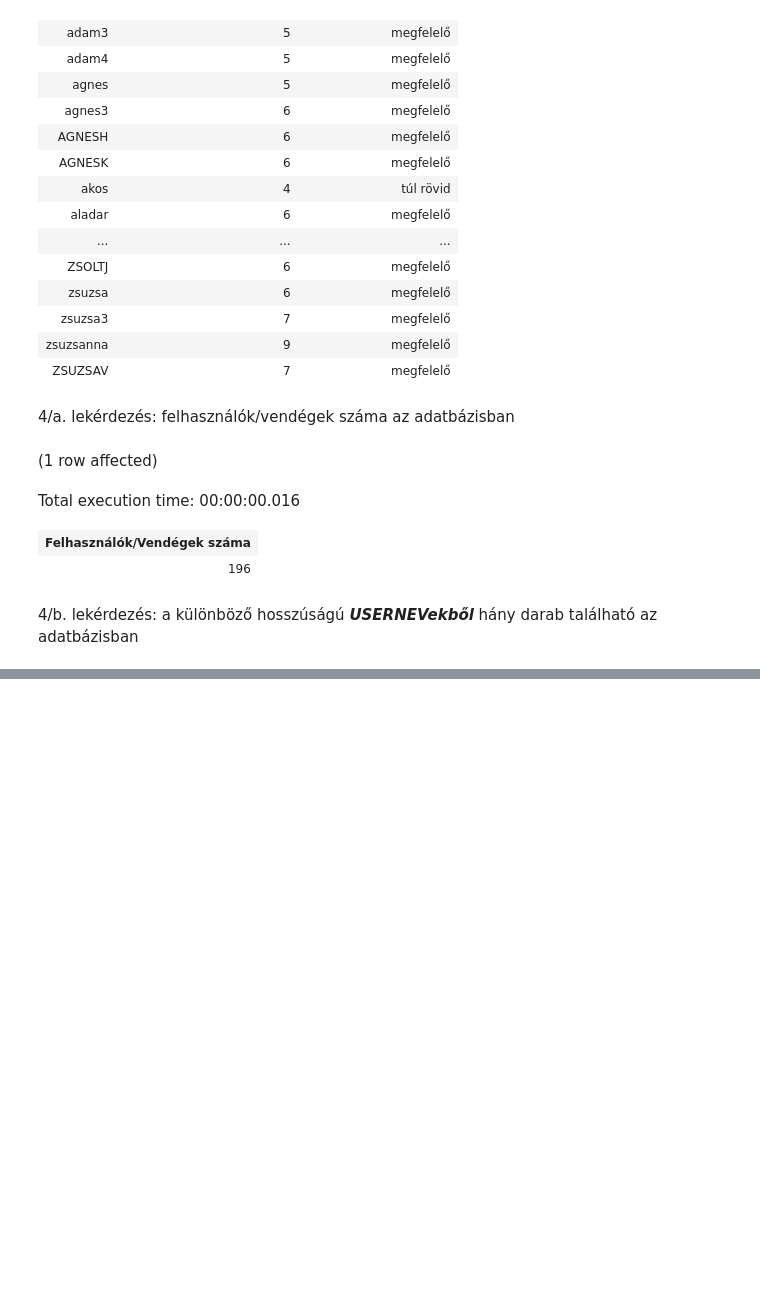
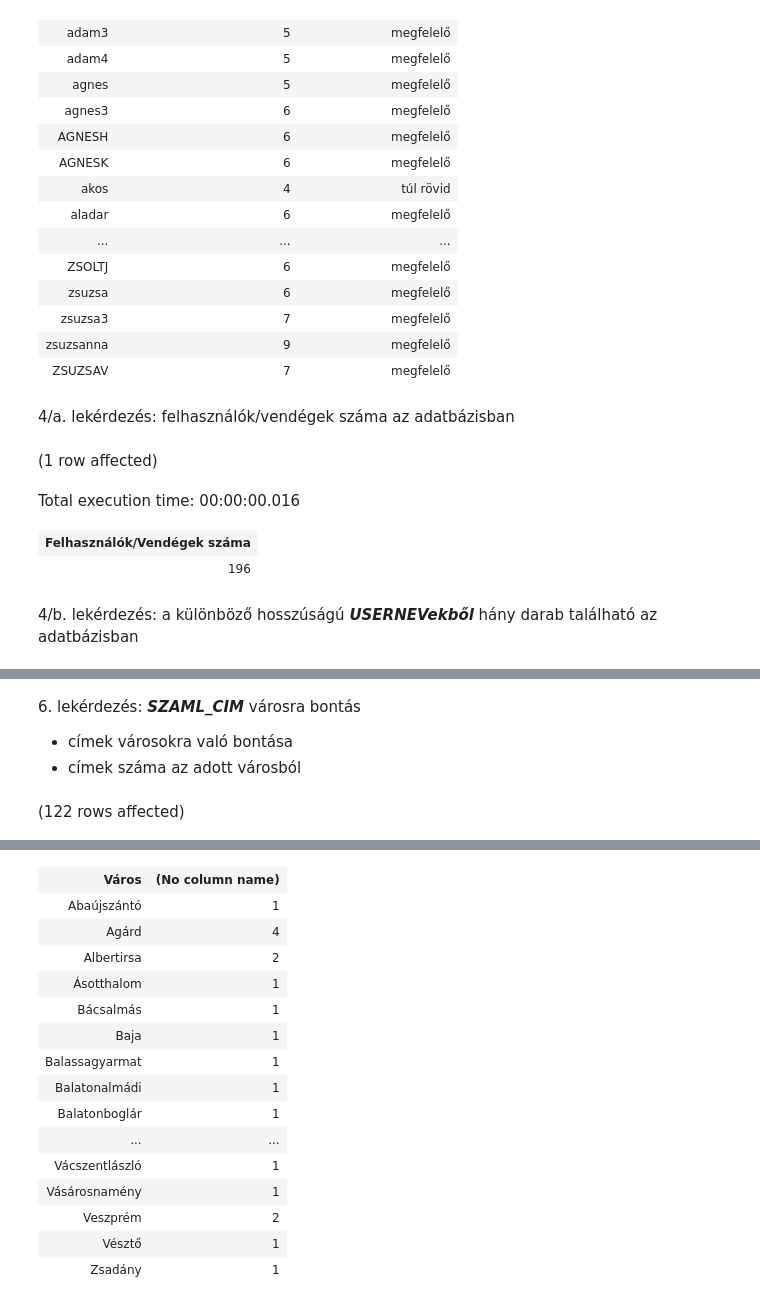
Before and after one commit to varadikitti/sqlgyak03, a Jupyter notebook: homework1.ipynb, the cells around one changed output, grey strips where cells are left out. Cells and saved outputs as stored; diff of their text form; code cells hidden in the pictures; blank space fills up the shorter version.

Commit message:
6. lekérdezés

```diff
--- a/homework1.ipynb
+++ b/homework1.ipynb
@@ -206,0 +226,12 @@ Total execution time: 00:00:00.065
+# %% [markdown]
+6\. lekérdezés: **_SZAML\_CIM_** városra bontás
+
+- címek városokra való bontása
+- címek száma az adott városból
+# %%
+SELECT  LEFT(RIGHT(SZAML_CIM, LEN(SZAML_CIM)-CHARINDEX(' ',SZAML_CIM)),CHARINDEX(' ',RIGHT(SZAML_CIM, LEN(SZAML_CIM)-CHARINDEX(' ',SZAML_CIM)))) AS 'Város',
+        COUNT(*)
+FROM Vendeg
+GROUP BY LEFT(RIGHT(SZAML_CIM, LEN(SZAML_CIM)-CHARINDEX(' ',SZAML_CIM)),CHARINDEX(' ',RIGHT(SZAML_CIM, LEN(SZAML_CIM)-CHARINDEX(' ',SZAML_CIM))))
+# %% [output]
+(122 rows affected)
@@ -206,0 +239,16 @@ Total execution time: 00:00:00.065
+| Város | (No column name) |
+| Abaújszántó | 1 |
+| Agárd | 4 |
+| Albertirsa | 2 |
+| Ásotthalom | 1 |
+| Bácsalmás | 1 |
+| Baja | 1 |
+| Balassagyarmat | 1 |
+| Balatonalmádi | 1 |
+| Balatonboglár | 1 |
+| ... | ... |
+| Vácszentlászló | 1 |
+| Vásárosnamény | 1 |
+| Veszprém | 2 |
+| Vésztő | 1 |
+| Zsadány | 1 |
```
Also changed, not shown: parts of 4 cells of this notebook.
